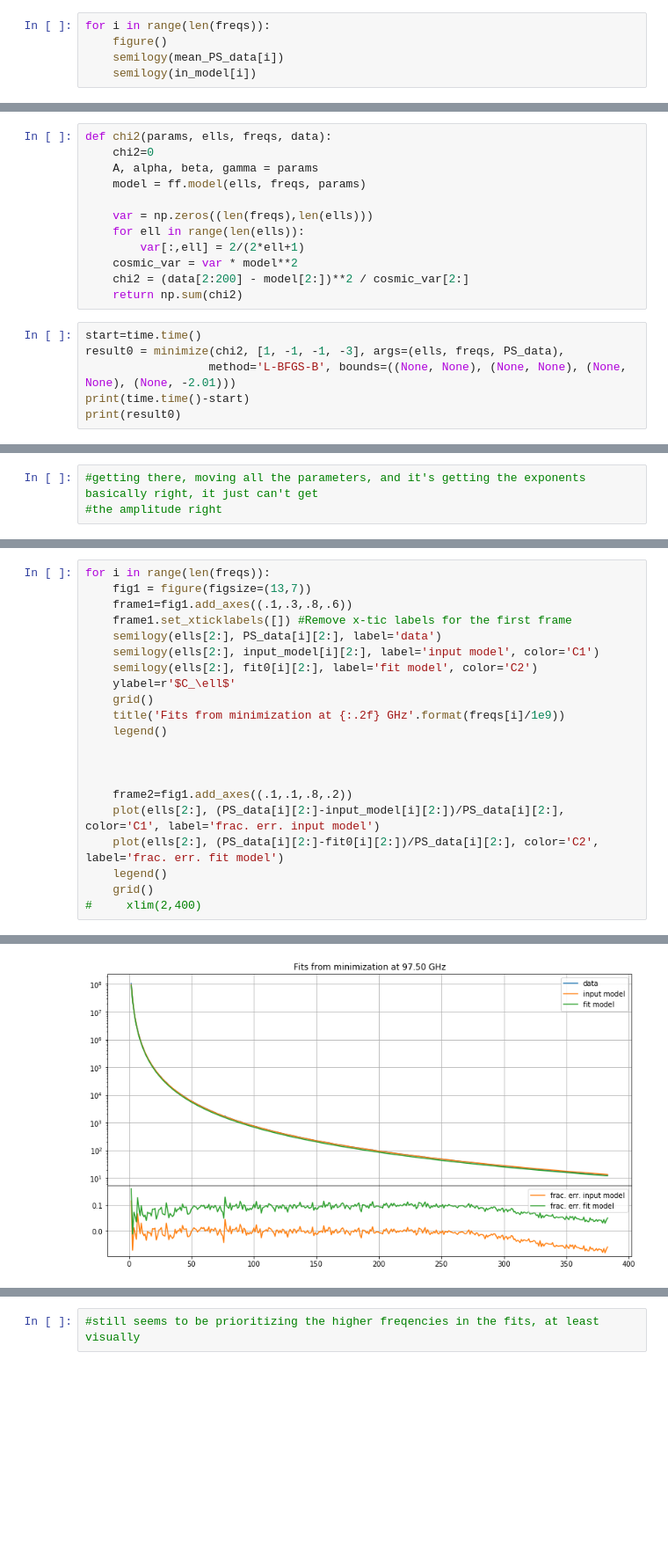
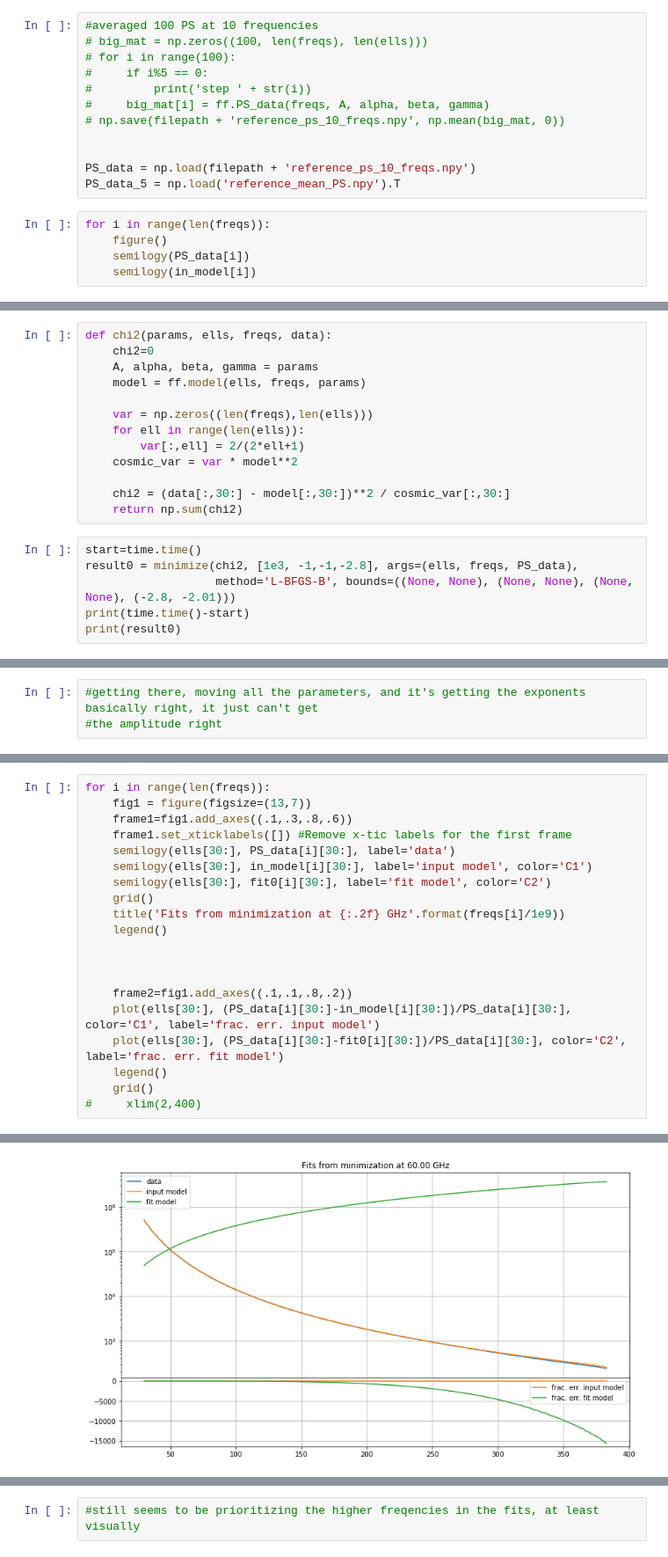
Before and after one commit to acwgough/foreground_moments, a Jupyter notebook: 2019-08-19 optimisation.ipynb, the cells around one changed output, grey strips where cells are left out. Shown at 88% size. Drawn from its saved outputs; the diff is of its cells as text; blank space fills up the shorter version.

```diff
--- a/2019-08-19 optimisation.ipynb
+++ b/2019-08-19 optimisation.ipynb
@@ -50,6 +54,18 @@ PS_data = np.load('reference_mean_PS.npy').T
+# %%
+#averaged 100 PS at 10 frequencies
+# big_mat = np.zeros((100, len(freqs), len(ells)))
+# for i in range(100):
+#     if i%5 == 0:
+#         print('step ' + str(i))
+#     big_mat[i] = ff.PS_data(freqs, A, alpha, beta, gamma)
+# np.save(filepath + 'reference_ps_10_freqs.npy', np.mean(big_mat, 0))
+
+
+PS_data = np.load(filepath + 'reference_ps_10_freqs.npy')
+PS_data_5 = np.load('reference_mean_PS.npy').T
 # %%
 for i in range(len(freqs)):
     figure()
-    semilogy(mean_PS_data[i])
+    semilogy(PS_data[i])
     semilogy(in_model[i])
 # %% [output]
@@ -70,12 +91,13 @@ def chi2(params, ells, freqs, data):
     for ell in range(len(ells)):
         var[:,ell] = 2/(2*ell+1)
     cosmic_var = var * model**2
-    chi2 = (data[2:200] - model[2:])**2 / cosmic_var[2:]
+
+    chi2 = (data[:,30:] - model[:,30:])**2 / cosmic_var[:,30:]
     return np.sum(chi2)
 # %%
 start=time.time()
-result0 = minimize(chi2, [1, -1, -1, -3], args=(ells, freqs, PS_data),
-                  method='L-BFGS-B', bounds=((None, None), (None, None), (None, None), (None, -2.01)))
+result0 = minimize(chi2, [1e3, -1,-1,-2.8], args=(ells, freqs, PS_data),
+                   method='L-BFGS-B', bounds=((None, None), (None, None), (None, None), (-2.8, -2.01)))
 print(time.time()-start)
 print(result0)
 # %% [output]
@@ -106,10 +128,9 @@ for i in range(len(freqs)):
     fig1 = figure(figsize=(13,7))
     frame1=fig1.add_axes((.1,.3,.8,.6))
     frame1.set_xticklabels([]) #Remove x-tic labels for the first frame
-    semilogy(ells[2:], PS_data[i][2:], label='data')
-    semilogy(ells[2:], input_model[i][2:], label='input model', color='C1')
-    semilogy(ells[2:], fit0[i][2:], label='fit model', color='C2')
-    ylabel=r'$C_\ell$'
+    semilogy(ells[30:], PS_data[i][30:], label='data')
+    semilogy(ells[30:], in_model[i][30:], label='input model', color='C1')
+    semilogy(ells[30:], fit0[i][30:], label='fit model', color='C2')
     grid()
     title('Fits from minimization at {:.2f} GHz'.format(freqs[i]/1e9))
     legend()
@@ -117,8 +138,8 @@ for i in range(len(freqs)):
 
 
     frame2=fig1.add_axes((.1,.1,.8,.2))
-    plot(ells[2:], (PS_data[i][2:]-input_model[i][2:])/PS_data[i][2:], color='C1', label='frac. err. input model')
-    plot(ells[2:], (PS_data[i][2:]-fit0[i][2:])/PS_data[i][2:], color='C2', label='frac. err. fit model')
+    plot(ells[30:], (PS_data[i][30:]-in_model[i][30:])/PS_data[i][30:], color='C1', label='frac. err. input model')
+    plot(ells[30:], (PS_data[i][30:]-fit0[i][30:])/PS_data[i][30:], color='C2', label='frac. err. fit model')
     legend()
     grid()
 #     xlim(2,400)
@@ -127 +148 @@ for i in range(len(freqs)):
-[figure, old version]
+[figure, new version]
```
Also changed, not shown: parts of 9 cells of this notebook, 1 other file.
